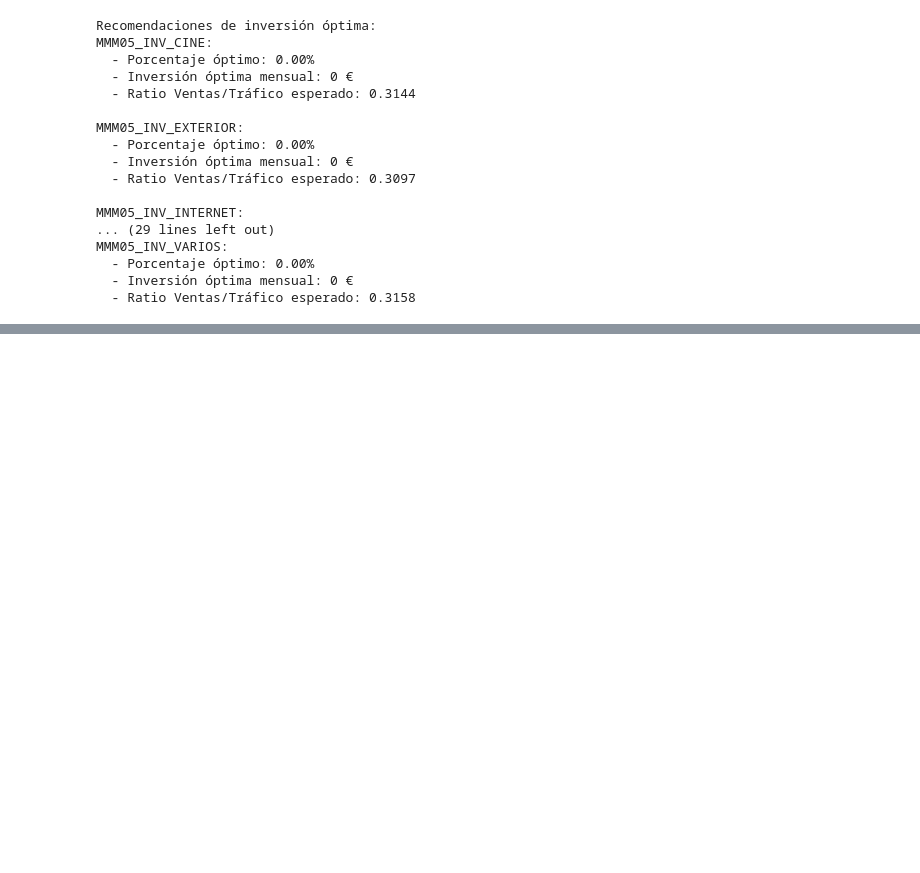
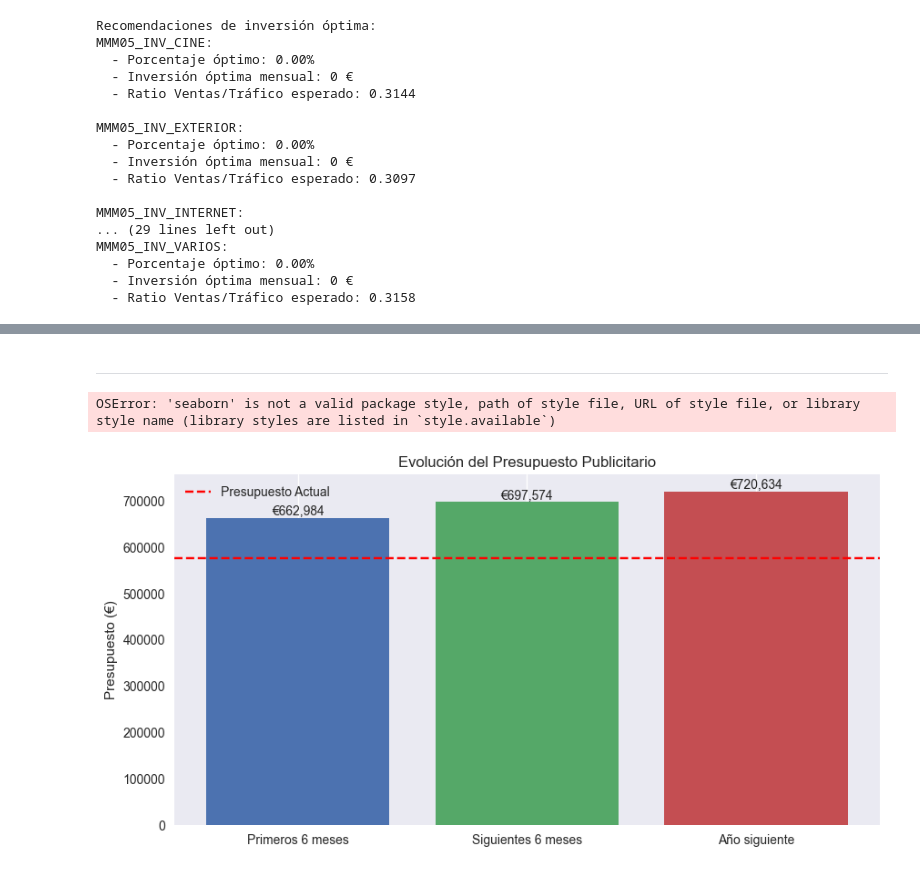
Before and after one commit to alejandromtnz/MMM, a Jupyter notebook: optimizacion.ipynb, the cells around one changed output, grey strips where cells are left out. Drawn from its saved outputs; the diff is of its cells as text; code cells hidden in the pictures; blank space fills up the shorter version.

```diff
--- a/optimizacion.ipynb
+++ b/optimizacion.ipynb
@@ -250,0 +643,48 @@ MMM05_INV_VARIOS:
+# %% [markdown]
+---
+# %%
+import pandas as pd
+import numpy as np
+import matplotlib.pyplot as plt
+from sklearn.linear_model import Ridge
+from itertools import product
+
+# Configuración
+pd.set_option('display.float_format', '{:,.2f}'.format)
+plt.style.use('seaborn')
+
+# Cargar datos
+df = pd.read_csv('datos_combinados.csv', parse_dates=['ID_Date'], index_col='ID_Date')
+df['Ratio_Ventas_Trafico'] = df['MMM03_OFFLINE_Sales'] / df['MMM03_OFFLINE_Visit_Store']
+# %% [output]
+OSError: 'seaborn' is not a valid package style, path of style file, URL of style file, or library style name (library styles are listed in `style.available`)
+# %%
+# Presupuesto actual (basado en datos históricos)
+presupuesto_actual = df['MMM05_INV_INV_Total'].mean()
+
+# Proyecciones según el caso de uso
+periodos = {
+    'Primeros 6 meses': presupuesto_actual * 1.15,
+    'Siguientes 6 meses': presupuesto_actual * 1.21,
+    'Año siguiente': presupuesto_actual * 1.25
+}
+
+# Gráfico comparativo
+plt.figure(figsize=(10, 5))
+bars = plt.bar(periodos.keys(), periodos.values(), color=['#4C72B0', '#55A868', '#C44E52'])
+plt.axhline(y=presupuesto_actual, color='r', linestyle='--', label='Presupuesto Actual')
+plt.title('Evolución del Presupuesto Publicitario')
+plt.ylabel('Presupuesto (€)')
+plt.legend()
+
+# Añadir etiquetas con los valores
+for bar in bars:
+    height = bar.get_height()
+    plt.text(bar.get_x() + bar.get_width()/2., height,
+             f'€{height:,.0f}',
+             ha='center', va='bottom')
+
+plt.grid(axis='y')
+plt.show()
+# %% [output]
+[figure, added]
```
Also changed, not shown: parts of 37 cells of this notebook, 1 other file.
